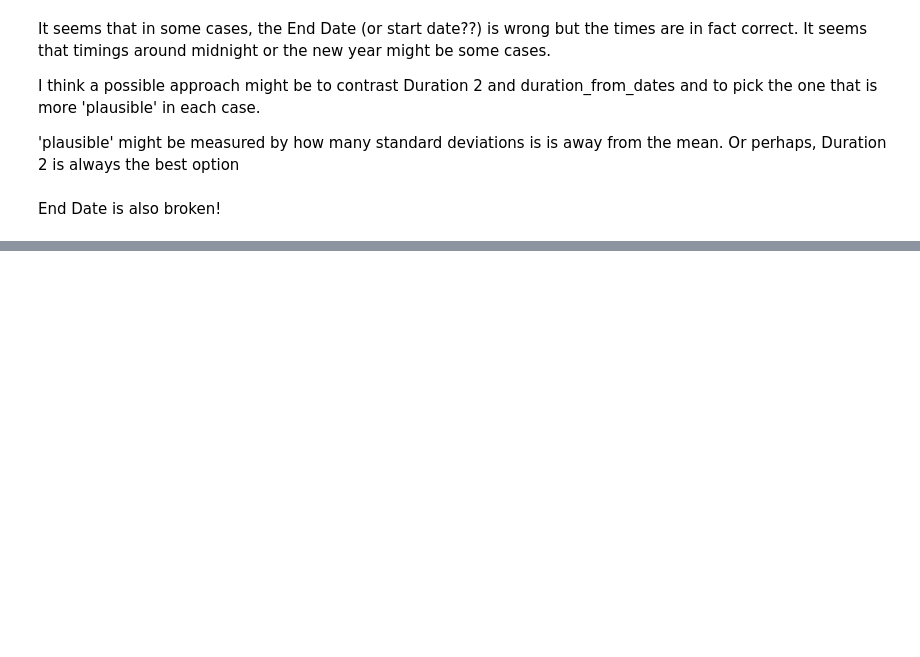
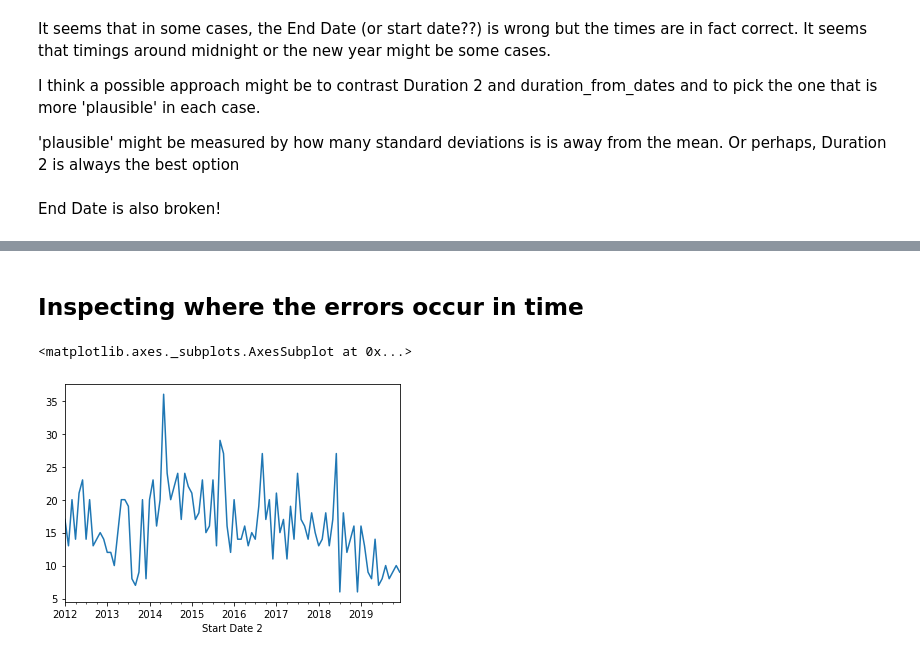
Before and after one commit to Peppers16/tfl_bike_project, a Jupyter notebook: cycleJourneys/journeys_initial_exploration.ipynb, the cells around one changed output, grey strips where cells are left out. Saved outputs shown, nothing was run; the diff lists cells and outputs as text; code cells hidden in the pictures; blank space fills up the shorter version.

```diff
--- a/cycleJourneys/journeys_initial_exploration.ipynb
+++ b/cycleJourneys/journeys_initial_exploration.ipynb
@@ -261,0 +280,9 @@ End Date is also broken!
+# %% [markdown]
+## Inspecting where the errors occur in time
+# %%
+df_samp['suspect_dates'] = abs((df_samp['Duration 2'] - df_samp['duration_from_dates'])/df_samp['Duration 2']) > 1
+# %%
+df_samp.set_index('Start Date 2')['suspect_dates'].resample('M').sum().plot()
+# %% [output]
+<matplotlib.axes._subplots.AxesSubplot at 0x...>
+[figure, added]
```
Also changed, not shown: parts of 59 cells of this notebook, 1 other file.
